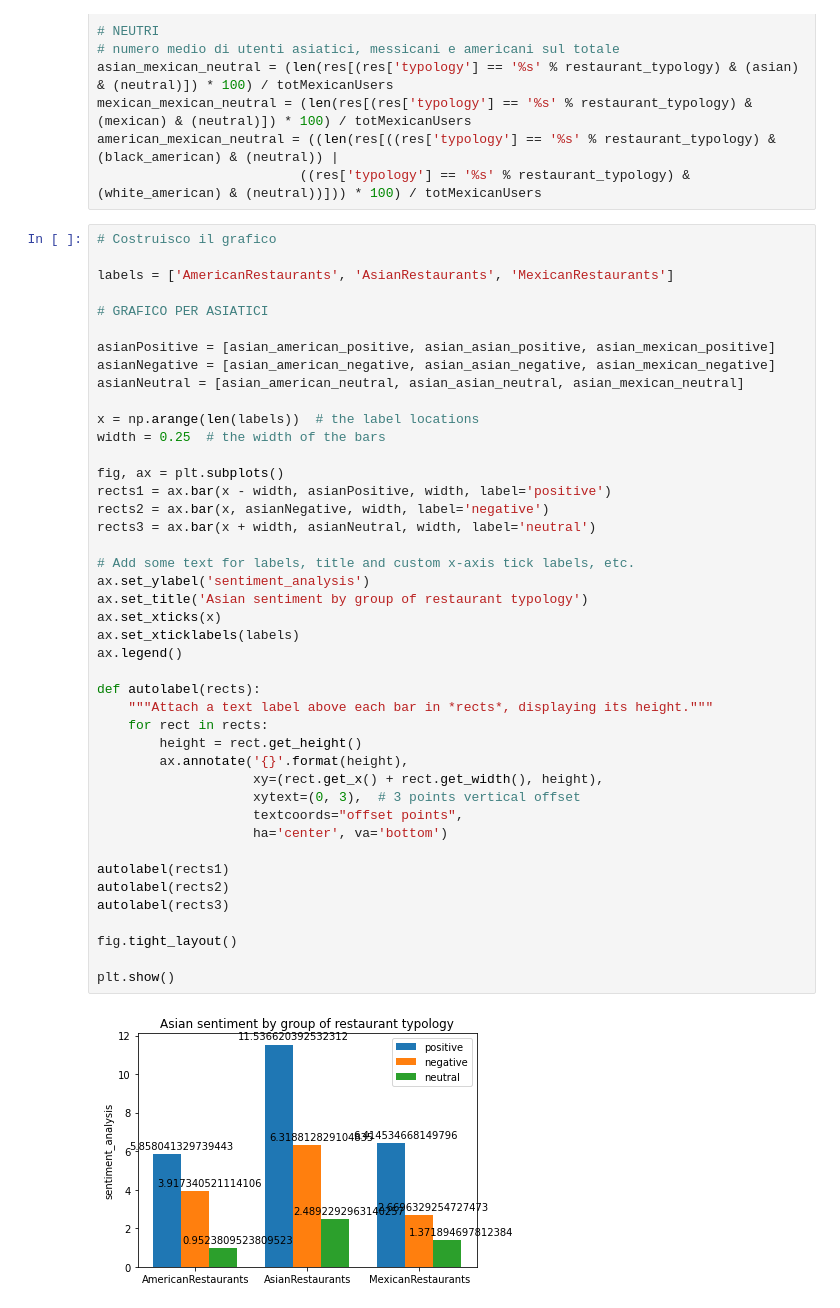
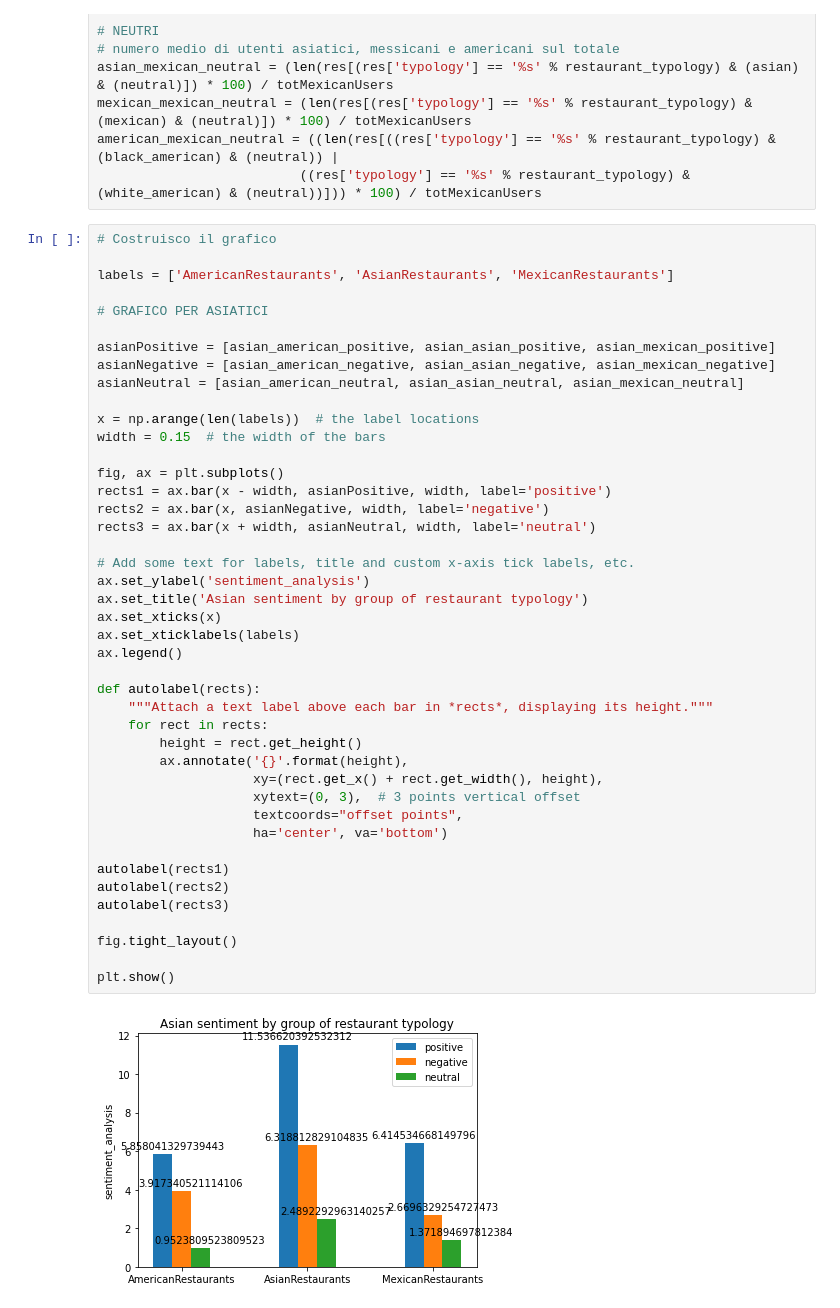
Before and after one commit to EleonoraBartolomucci/Fairness, a Jupyter notebook: Esperimenti/primoEsperimentoMiky_SentimentAnalysis.ipynb, the cells around one changed output. Drawn from its saved outputs; the diff is of its cells as text.

```diff
--- a/Esperimenti/primoEsperimentoMiky_SentimentAnalysis.ipynb
+++ b/Esperimenti/primoEsperimentoMiky_SentimentAnalysis.ipynb
@@ -157,36 +157,36 @@ asianNegative = [asian_american_negative, asian_asian_negative, asian_mexican_ne
 asianNeutral = [asian_american_neutral, asian_asian_neutral, asian_mexican_neutral]
 
 x = np.arange(len(labels))  # the label locations
-width = 0.25  # the width of the bars
+width = 0.15  # the width of the bars
 
 fig, ax = plt.subplots()
 rects1 = ax.bar(x - width, asianPositive, width, label='positive')
 rects2 = ax.bar(x, asianNegative, width, label='negative')
 rects3 = ax.bar(x + width, asianNeutral, width, label='neutral')
 
 # Add some text for labels, title and custom x-axis tick labels, etc.
 ax.set_ylabel('sentiment_analysis')
 ax.set_title('Asian sentiment by group of restaurant typology')
 ax.set_xticks(x)
 ax.set_xticklabels(labels)
 ax.legend()
 
 def autolabel(rects):
     """Attach a text label above each bar in *rects*, displaying its height."""
     for rect in rects:
         height = rect.get_height()
         ax.annotate('{}'.format(height),
                     xy=(rect.get_x() + rect.get_width(), height),
                     xytext=(0, 3),  # 3 points vertical offset
                     textcoords="offset points",
                     ha='center', va='bottom')
 
 autolabel(rects1)
 autolabel(rects2)
 autolabel(rects3)
 
 fig.tight_layout()
 
 plt.show()
 # %% [output]
-[figure, old version]
+[figure, new version]
```
Also changed, not shown: parts of 2 cells of this notebook.
